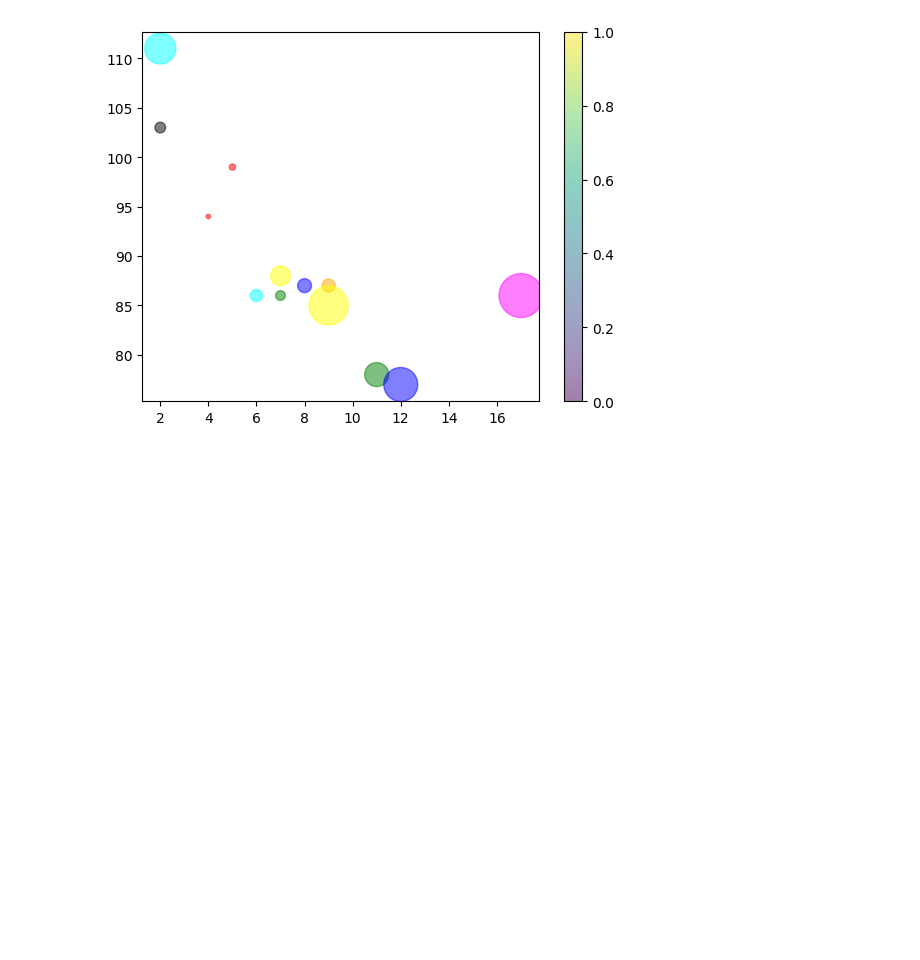
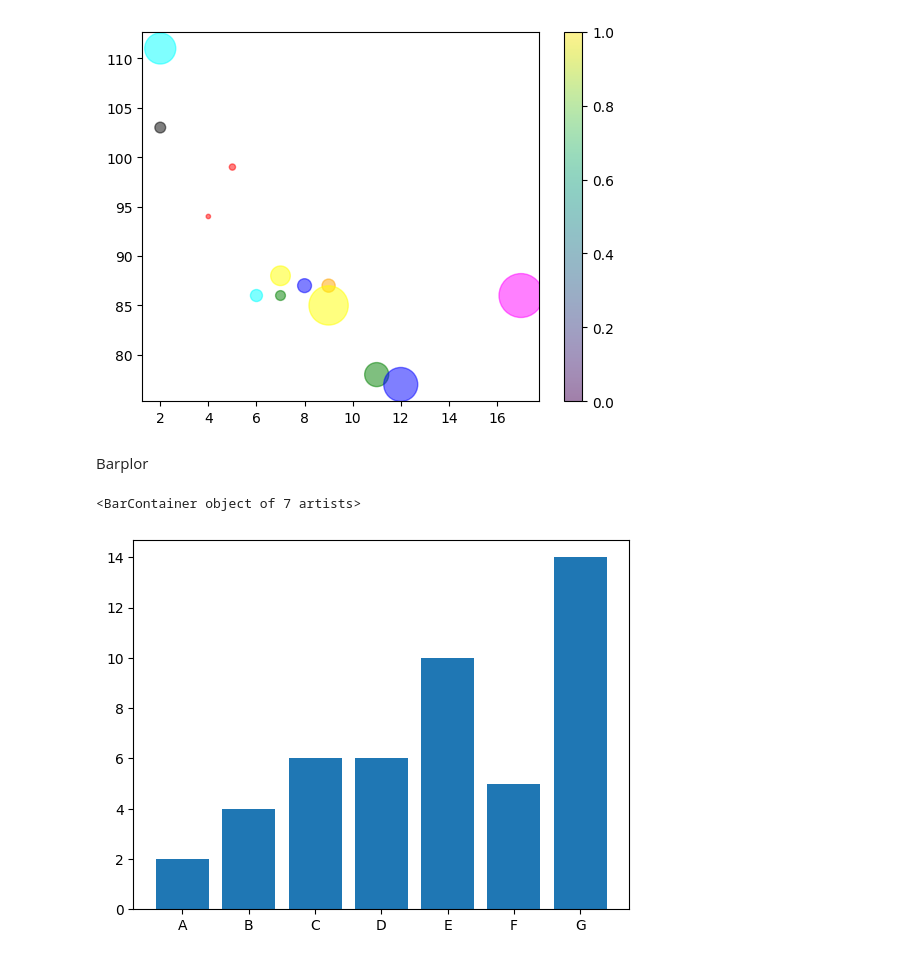
Before and after one commit to Ishant-Bansal/datascience, a Jupyter notebook: Matplotib/matplotlib_basic.ipynb, the cells around one changed output. Drawn from its saved outputs; the diff is of its cells as text; code cells hidden in the pictures; blank space fills up the shorter version.

```diff
--- a/Matplotib/matplotlib_basic.ipynb
+++ b/Matplotib/matplotlib_basic.ipynb
@@ -104,3 +104,12 @@ plt.colorbar()
 plt.show()
 # %% [output]
 [figure]
+# %% [markdown]
+Barplor
+# %%
+x = np.array(['A','B','C','D','E','F','G'])
+y = np.array([2,4,6,6,10,5,14])
+plt.bar(x,y)
+# %% [output]
+<BarContainer object of 7 artists>
+[figure, added]
```
Also changed, not shown: parts of 3 cells of this notebook, 38 other files.
